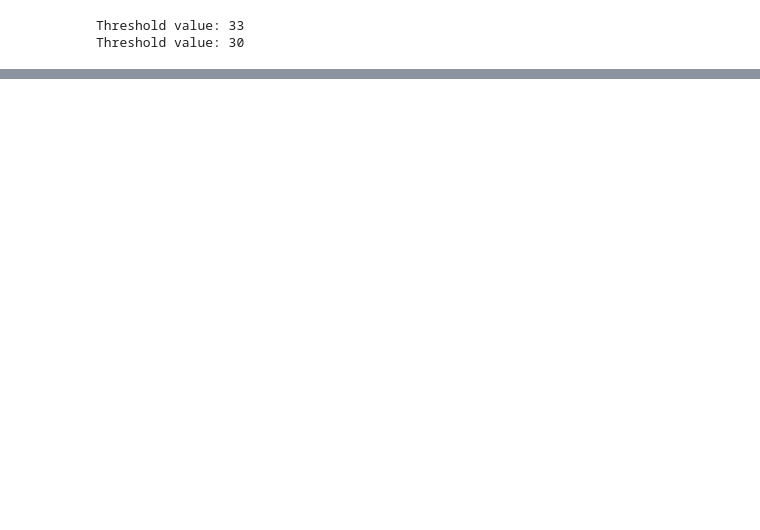
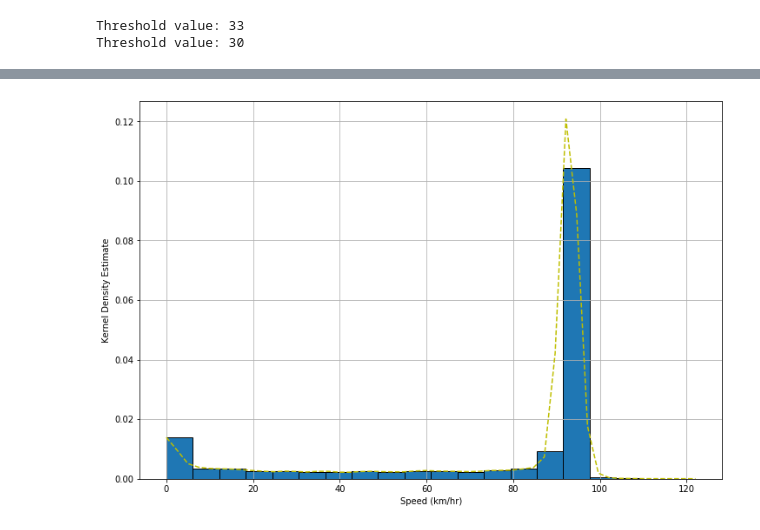
Before and after one commit to UNCG-CSE/Volvo_Truck_Analytics, a Jupyter notebook: src/VolvoTruckEstimator.ipynb, the cells around one changed output, grey strips where cells are left out. Drawn from its saved outputs; the diff is of its cells as text; code cells hidden in the pictures; blank space fills up the shorter version.

```diff
--- a/src/VolvoTruckEstimator.ipynb
+++ b/src/VolvoTruckEstimator.ipynb
@@ -97,0 +162,4 @@ Threshold value: 30
+# %%
+KDE_estimator(truck2data, "Speed (km/hr)")
+# %% [output]
+[figure, added]
```
Also changed, not shown: parts of 4 cells of this notebook.
